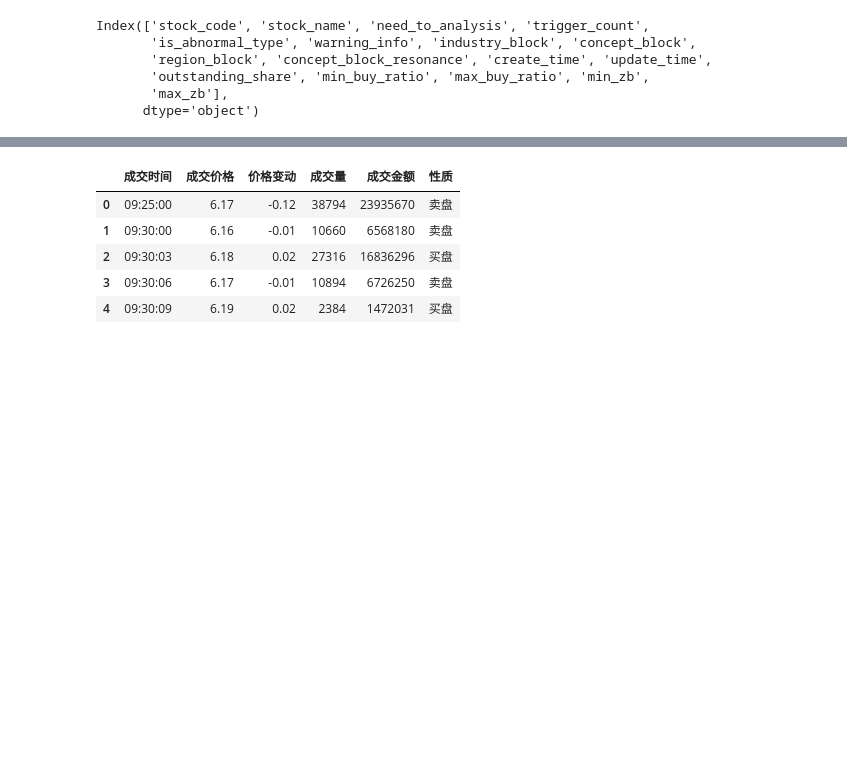
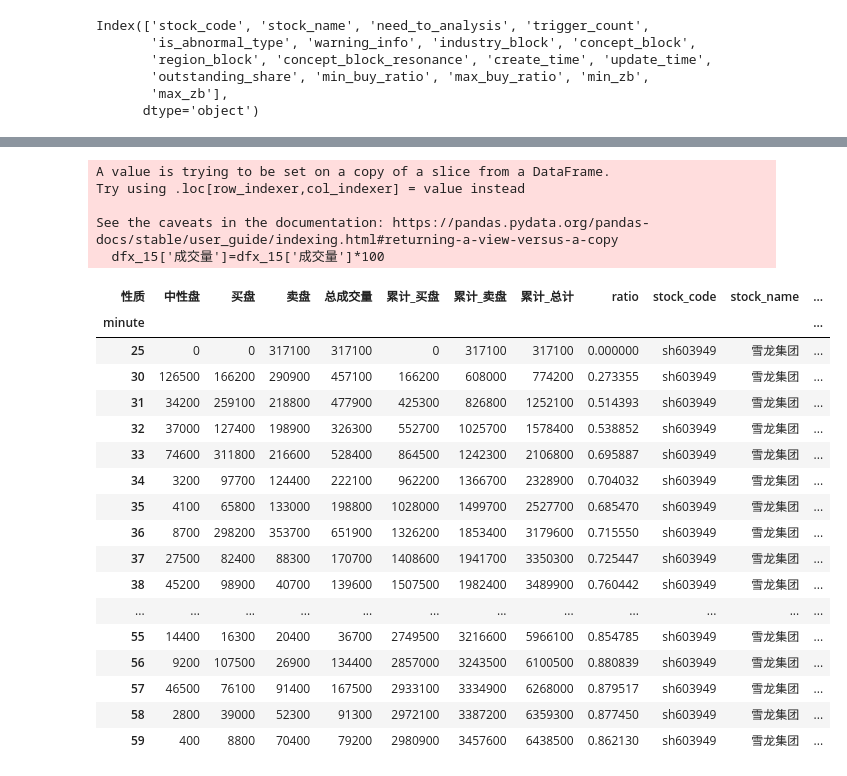
Before and after one commit to chen-cyw-yan/GP, a Jupyter notebook: 当日策列/开盘后15分钟买入策略.ipynb, the cells around one changed output, grey strips where cells are left out. Saved outputs shown, nothing was run; the diff lists cells and outputs as text; code cells hidden in the pictures; blank space fills up the shorter version.

```diff
--- a/当日策列/开盘后15分钟买入策略.ipynb
+++ b/当日策列/开盘后15分钟买入策略.ipynb
@@ -243,12 +256,6 @@ dfx = ak.stock_zh_a_tick_tx_js(symbol='sz000539')
 # %%
-dfx.head()
+dfx['hour']=dfx.成交时间.dt.hour
+dfx['minute']=dfx.成交时间.dt.minute
-# %% [output]
-|  | 成交时间 | 成交价格 | 价格变动 | 成交量 | 成交金额 | 性质 |
-| 0 | 09:25:00 | 6.17 | -0.12 | 38794 | 23935670 | 卖盘 |
-| 1 | 09:30:00 | 6.16 | -0.01 | 10660 | 6568180 | 卖盘 |
-| 2 | 09:30:03 | 6.18 | 0.02 | 27316 | 16836296 | 买盘 |
-| 3 | 09:30:06 | 6.17 | -0.01 | 10894 | 6726250 | 卖盘 |
-| 4 | 09:30:09 | 6.19 | 0.02 | 2384 | 1472031 | 买盘 |
 # %%
 if '成交时间' in dfx.columns:
     dfx['成交时间'] = pd.to_datetime(dfx['成交时间'])
@@ -265,3 +272,60 @@ if 'price_shift' not in dfx.columns:
 neutral_mask = (dfx['type_code'] == 0)
 dfx.loc[neutral_mask & (dfx['price_shift'] > 0), 'type_code'] = 1
 dfx.loc[neutral_mask & (dfx['price_shift'] < 0), 'type_code'] = -1
+
+dfx_15=dfx.loc[(dfx['hour']==9)&((dfx['minute']>=0)|(dfx['minute'])<=45)]
+dfx_15['成交量']=dfx_15['成交量']*100
+
+pivot_df = pd.pivot_table(
+    dfx_15,
+    index='minute',
+    columns='性质',
+    values='成交量',
+    aggfunc='sum',
+    fill_value=0  # 如果某分钟没有买盘或卖盘，填0而不是NaN
+)
+
+pivot_df['总成交量'] = pivot_df['买盘'] + pivot_df['卖盘']
+pivot_df['累计_买盘'] = pivot_df['买盘'].cumsum()
+pivot_df['累计_卖盘'] = pivot_df['卖盘'].cumsum()
+pivot_df['累计_总计'] = pivot_df['总成交量'].cumsum()
+# pivot_df['ratio']=(pivot_df['累计_买盘']+1e-8)/(pivot_df['累计_卖盘']+1e-8)
+pivot_df['ratio']=(pivot_df['累计_买盘'])/(pivot_df['累计_卖盘'])
+# %% [output]
+A value is trying to be set on a copy of a slice from a DataFrame.
+Try using .loc[row_indexer,col_indexer] = value instead
+
+See the caveats in the documentation: https://pandas.pydata.org/pandas-docs/stable/user_guide/indexing.html#returning-a-view-versus-a-copy
+  dfx_15['成交量']=dfx_15['成交量']*100
+# %%
+df_al=pd.read_sql("select * FROM GP.stock_analysis WHERE stock_code='sh603949'",con=engine)
+# %%
+pivot_df['stock_code']=df_al['stock_code'].to_list()[0]
+pivot_df['stock_name']=df_al['stock_name'].to_list()[0]
+pivot_df['max_buy_ratio']=df_al['max_buy_ratio'].to_list()[0]
+pivot_df['min_buy_ratio']=df_al['min_buy_ratio'].to_list()[0]
+pivot_df['max_zb']=df_al['max_zb'].to_list()[0]
+pivot_df['min_zb']=df_al['min_zb'].to_list()[0]
+# %%
+pivot_df['buy_ratio_norm'] = (pivot_df['ratio'] - pivot_df['min_buy_ratio']) / (pivot_df['max_buy_ratio'] - pivot_df['min_buy_ratio'])
+pivot_df['buy_ratio_norm']=pivot_df['buy_ratio_norm']
+pivot_df
+# %% [output]
+| 性质 | 中性盘 | 买盘 | 卖盘 | 总成交量 | 累计_买盘 | 累计_卖盘 | 累计_总计 | ratio | stock_code | stock_name | ... |
+| minute |  |  |  |  |  |  |  |  |  |  | ... |
+| 25 | 0 | 0 | 317100 | 317100 | 0 | 317100 | 317100 | 0.000000 | sh603949 | 雪龙集团 | ... |
+| 30 | 126500 | 166200 | 290900 | 457100 | 166200 | 608000 | 774200 | 0.273355 | sh603949 | 雪龙集团 | ... |
+| 31 | 34200 | 259100 | 218800 | 477900 | 425300 | 826800 | 1252100 | 0.514393 | sh603949 | 雪龙集团 | ... |
+| 32 | 37000 | 127400 | 198900 | 326300 | 552700 | 1025700 | 1578400 | 0.538852 | sh603949 | 雪龙集团 | ... |
+| 33 | 74600 | 311800 | 216600 | 528400 | 864500 | 1242300 | 2106800 | 0.695887 | sh603949 | 雪龙集团 | ... |
+| 34 | 3200 | 97700 | 124400 | 222100 | 962200 | 1366700 | 2328900 | 0.704032 | sh603949 | 雪龙集团 | ... |
+| 35 | 4100 | 65800 | 133000 | 198800 | 1028000 | 1499700 | 2527700 | 0.685470 | sh603949 | 雪龙集团 | ... |
+| 36 | 8700 | 298200 | 353700 | 651900 | 1326200 | 1853400 | 3179600 | 0.715550 | sh603949 | 雪龙集团 | ... |
+| 37 | 27500 | 82400 | 88300 | 170700 | 1408600 | 1941700 | 3350300 | 0.725447 | sh603949 | 雪龙集团 | ... |
+| 38 | 45200 | 98900 | 40700 | 139600 | 1507500 | 1982400 | 3489900 | 0.760442 | sh603949 | 雪龙集团 | ... |
+| ... | ... | ... | ... | ... | ... | ... | ... | ... | ... | ... | ... |
+| 55 | 14400 | 16300 | 20400 | 36700 | 2749500 | 3216600 | 5966100 | 0.854785 | sh603949 | 雪龙集团 | ... |
+| 56 | 9200 | 107500 | 26900 | 134400 | 2857000 | 3243500 | 6100500 | 0.880839 | sh603949 | 雪龙集团 | ... |
+| 57 | 46500 | 76100 | 91400 | 167500 | 2933100 | 3334900 | 6268000 | 0.879517 | sh603949 | 雪龙集团 | ... |
+| 58 | 2800 | 39000 | 52300 | 91300 | 2972100 | 3387200 | 6359300 | 0.877450 | sh603949 | 雪龙集团 | ... |
+| 59 | 400 | 8800 | 70400 | 79200 | 2980900 | 3457600 | 6438500 | 0.862130 | sh603949 | 雪龙集团 | ... |
```
Also changed, not shown: parts of 6 cells of this notebook, 4 other files.
